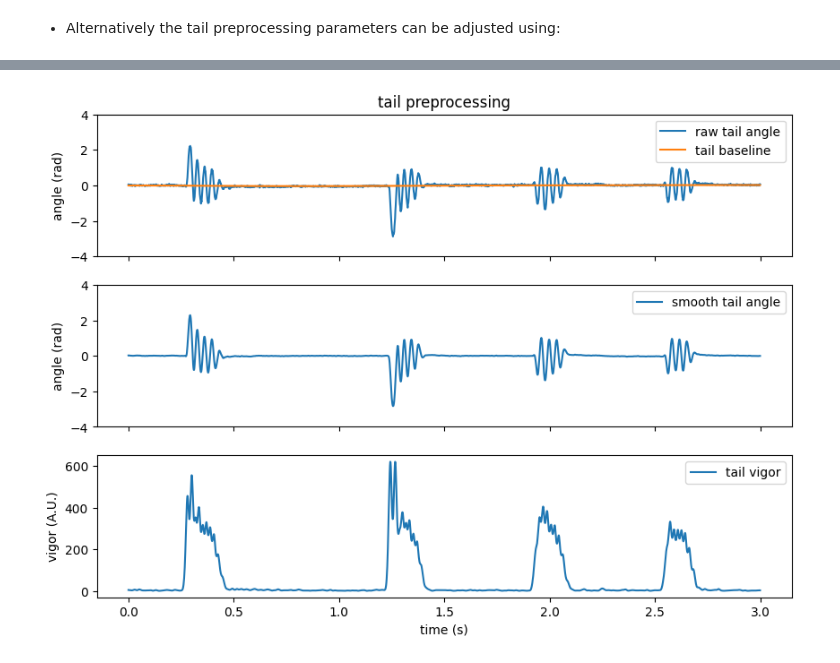
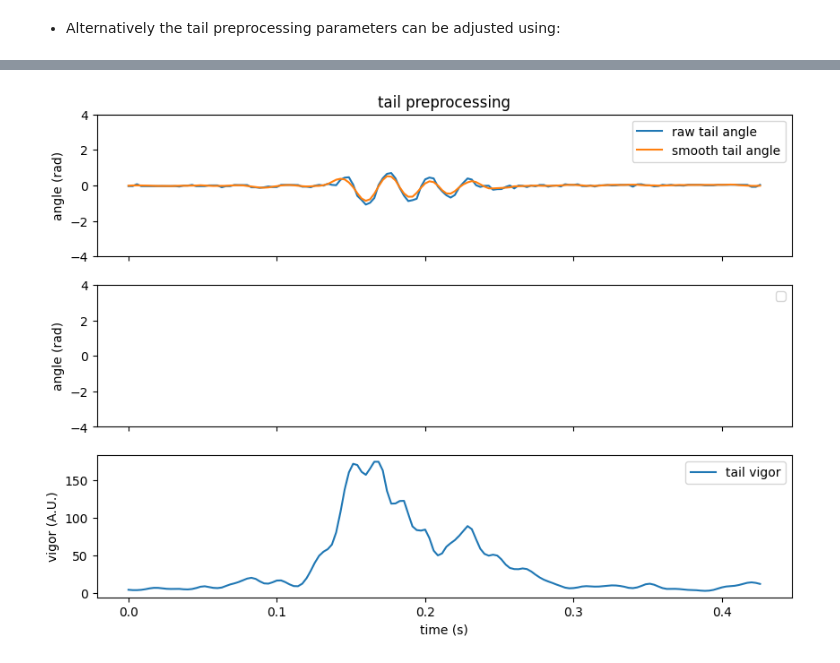
Before and after one commit to orger-lab/megabouts, a Jupyter notebook: docs/source/notebooks/tutorial_Tail_Preprocessing.ipynb, the cells around one changed output, grey strips where cells are left out. Drawn from its saved outputs; the diff is of its cells as text; code cells hidden in the pictures.

```diff
--- a/docs/source/notebooks/tutorial_Tail_Preprocessing.ipynb
+++ b/docs/source/notebooks/tutorial_Tail_Preprocessing.ipynb
@@ -48,3 +36,28 @@ tracking_data = FullTrackingData.from_posture(head_x = head_x,
+# %%
+# Load data and set tracking configuration
+df_recording, fps, mm_per_unit = load_example_data('SLEAP_fulltracking')
+tracking_cfg = TrackingConfig(fps=fps, tracking='full_tracking')
+
+# List of keypoints
+keypoints = ['left_eye', 'right_eye', 'tail0', 'tail1', 'tail2', 'tail3', 'tail4']
+
+# Place NaN where the score is below a threshold
+thresh_score = 0.
+for kps in keypoints:
+    score_below_thresh = df_recording['instance.score'] < thresh_score
+    df_recording.loc[score_below_thresh | (df_recording[f'{kps}.score'] < thresh_score), [f'{kps}.x', f'{kps}.y']] = np.nan
+
+# Compute head and tail coordinates and convert to mm
+head_x = ((df_recording['left_eye.x'] + df_recording['right_eye.x']) / 2) * mm_per_unit
+head_y = ((df_recording['left_eye.y'] + df_recording['right_eye.y']) / 2) * mm_per_unit
+tail_x = df_recording[[f'tail{i}.x' for i in range(5)]].values * mm_per_unit
+tail_y = df_recording[[f'tail{i}.y' for i in range(5)]].values * mm_per_unit
+
+# Create FullTrackingData object
+tracking_data = FullTrackingData.from_keypoints(head_x=head_x.values,
+                                                head_y=head_y.values,
+                                                tail_x=tail_x,
+                                                tail_y=tail_y)
 # %% [markdown]
 ## Run Preprocessing
 # %% [markdown]
@@ -55,8 +68,10 @@ tail_preprocessing_cfg = TailPreprocessingConfig(fps=tracking_cfg.fps)
 * Alternatively the tail preprocessing parameters can be adjusted using:
 # %%
 tail_preprocessing_cfg = TailPreprocessingConfig(fps=tracking_cfg.fps,
-                                                 num_pcs=4,
-                                                 savgol_window_ms=15,
+                                                 num_pcs=3,
+                                                 savgol_window_ms=30,
                                                  tail_speed_filter_ms = 100,
                                                  tail_speed_boxcar_filter_ms = 14
                                                  )
+# %%
+tail_preprocessing_cfg.baseline_params['half_window']=100
@@ -78,20 +97,19 @@ tail.df.head(5)
 # %%
 t = np.arange(tracking_data.T)/tracking_cfg.fps
 IdSt = np.random.randint(tracking_data.T)
-Duration = 3*tracking_cfg.fps
+Duration = 150#.5*tracking_cfg.fps
 
 t_win = t[IdSt:IdSt+Duration]-t[IdSt]
 fig,ax = plt.subplots(3,1,figsize=(10,7),sharex=True)
 ax[0].plot(t_win,tail.angle[IdSt:IdSt+Duration,7],label='raw tail angle')
-ax[0].plot(t_win,tail.angle_baseline[IdSt:IdSt+Duration,7],label='tail baseline')
-ax[1].plot(t_win,tail.angle_smooth[IdSt:IdSt+Duration,7],label='smooth tail angle')
+#ax[0].plot(t_win,tail.angle_baseline[IdSt:IdSt+Duration,7],label='tail baseline')
+ax[0].plot(t_win,tail.angle_smooth[IdSt:IdSt+Duration,7],label='smooth tail angle')
 ax[2].plot(t_win,tail.vigor[IdSt:IdSt+Duration],label='tail vigor')
 ax[0].set(title='tail preprocessing',ylabel='angle (rad)',ylim=(-4,4))
 ax[1].set(ylabel='angle (rad)',ylim=(-4,4))
 ax[2].set(xlabel='time (s)',ylabel='vigor (A.U.)')
-
 for i in range(3):
     ax[i].legend()
 plt.show()
 # %% [output]
-[figure, old version]
+[figure, new version]
```
Also changed, not shown: parts of 5 cells of this notebook, 7 other files.
